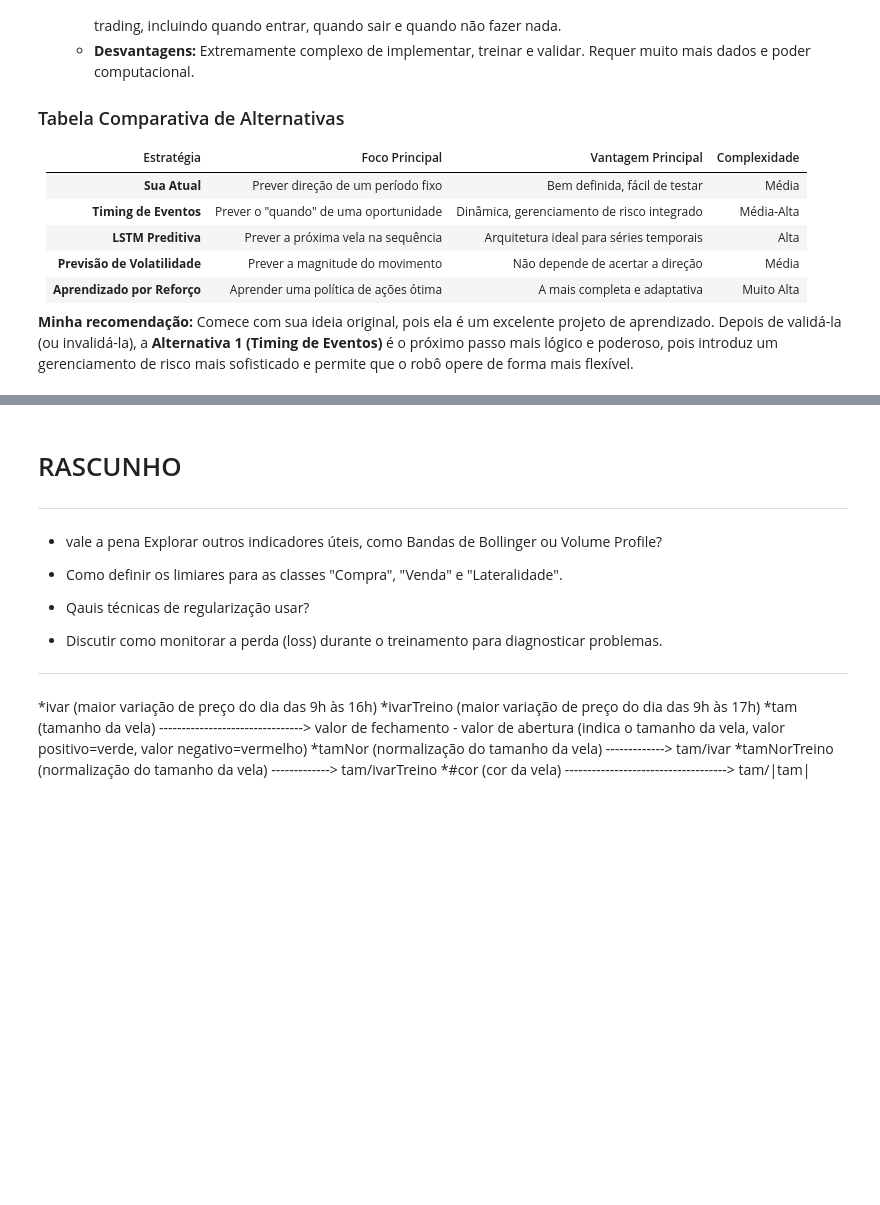
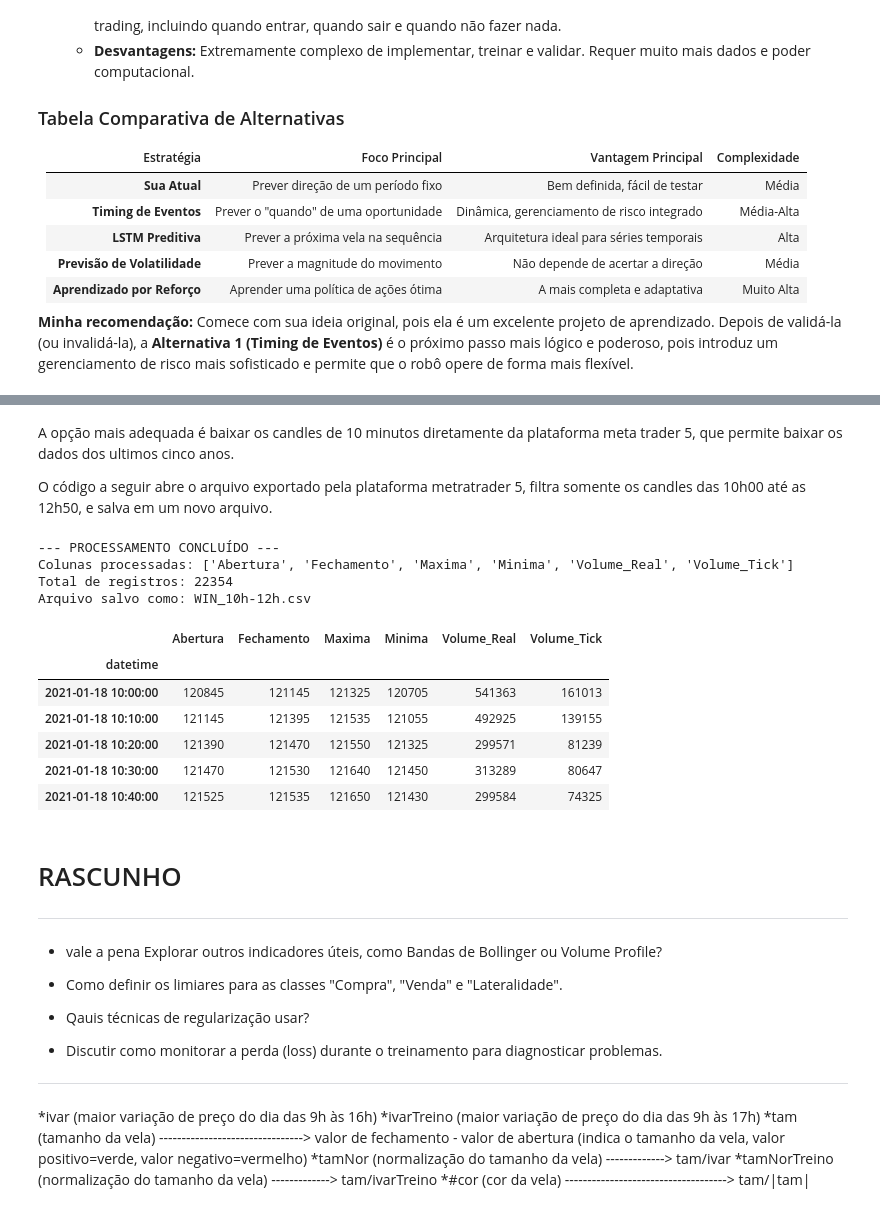
Before and after one commit to marcospontoexe/IA, a Jupyter notebook: predição do mini índice/Untitled.ipynb, the cells around one changed output, grey strips where cells are left out. Cells and saved outputs as stored; diff of their text form; code cells hidden in the pictures; blank space fills up the shorter version.

```diff
--- a/predição do mini índice/Untitled.ipynb
+++ b/predição do mini índice/Untitled.ipynb
@@ -1724,3 +1087,71 @@ Candles após filtro (10h-12h50 UTC, dias úteis): 5740
+# %% [markdown]
+A opção mais adequada é baixar os candles de 10 minutos diretamente da plataforma meta trader 5, que permite baixar os dados dos ultimos cinco anos.
+
+O código a seguir abre o arquivo exportado pela plataforma metratrader 5, filtra somente os candles das 10h00 até as 12h50, e salva em um novo arquivo.
+# %%
+import pandas as pd
+
+arquivo_entrada = 'WIN$N_M10_5_ANOS.csv'
+
+# 1. Leitura forçada com Tabulação e Encoding correto
+# O segredo aqui é o encoding='utf-16' e o sep='\t'
+try:
+    df = pd.read_csv(arquivo_entrada, sep='\t', encoding='utf-16')
+    if df.shape[1] <= 1: # Se ainda ler só 1 coluna, tenta resetar
+        raise ValueError
+except:
+    # Caso o arquivo tenha sido salvo em outro formato por algum editor de texto
+    df = pd.read_csv(arquivo_entrada, sep='\t', encoding='utf-8')
+
+# 2. Limpeza dos nomes das colunas (remove espaços e caracteres invisíveis)
+df.columns = df.columns.str.strip()
+
+# 3. Criar a coluna datetime com formato específico para evitar o UserWarning
+# O formato na sua imagem é 2021.01.15 (Ano.Mes.Dia)
+df['datetime'] = pd.to_datetime(
+    df['<DATE>'] + ' ' + df['<TIME>'],
+    format='%Y.%m.%d %H:%M:%S'
+)
+df.set_index('datetime', inplace=True)
+
+# 4. Filtrar Horário (10:00 às 12:50)
+df_filtrado = df.between_time('10:00', '12:50').copy()
+
+# 5. Selecionar e Renomear as colunas desejadas
+colunas_mapa = {
+    '<OPEN>': 'Abertura',
+    '<CLOSE>': 'Fechamento',
+    '<HIGH>': 'Maxima',
+    '<LOW>': 'Minima',
+    '<VOL>': 'Volume_Real',
+    '<TICKVOL>': 'Volume_Tick'
+}
+
+# Pegamos apenas as colunas que existem no arquivo e renomeamos
+df_final = df_filtrado[list(colunas_mapa.keys())].rename(columns=colunas_mapa)
+
+# 6. Salvar o CSV final organizado
+nome_saida = "WIN_10h-12h.csv"
+df_final.to_csv(nome_saida, sep=';', encoding='utf-8')
+
+print("--- PROCESSAMENTO CONCLUÍDO ---")
+print(f"Colunas processadas: {list(df_final.columns)}")
+print(f"Total de registros: {len(df_final)}")
+print(f"Arquivo salvo como: {nome_saida}")
+
+display(df_final.head())
+# %% [output]
+--- PROCESSAMENTO CONCLUÍDO ---
+Colunas processadas: ['Abertura', 'Fechamento', 'Maxima', 'Minima', 'Volume_Real', 'Volume_Tick']
+Total de registros: 22354
+Arquivo salvo como: WIN_10h-12h.csv
+|  | Abertura | Fechamento | Maxima | Minima | Volume_Real | Volume_Tick |
+| datetime |  |  |  |  |  |  |
+| 2021-01-18 10:00:00 | 120845 | 121145 | 121325 | 120705 | 541363 | 161013 |
+| 2021-01-18 10:10:00 | 121145 | 121395 | 121535 | 121055 | 492925 | 139155 |
+| 2021-01-18 10:20:00 | 121390 | 121470 | 121550 | 121325 | 299571 | 81239 |
+| 2021-01-18 10:30:00 | 121470 | 121530 | 121640 | 121450 | 313289 | 80647 |
+| 2021-01-18 10:40:00 | 121525 | 121535 | 121650 | 121430 | 299584 | 74325 |
 # %% [markdown]
 # RASCUNHO
 
```
Also changed, not shown: parts of 9 cells of this notebook, 51 other files.
